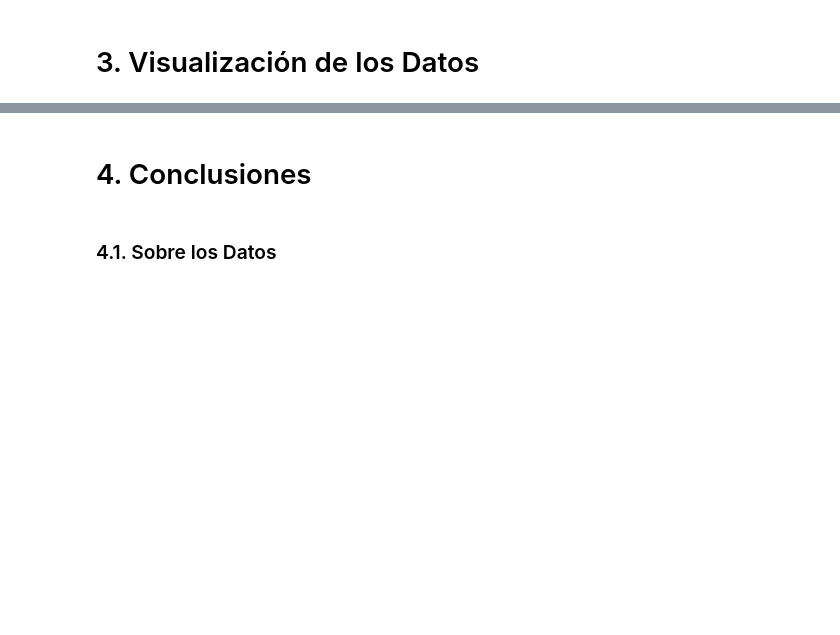
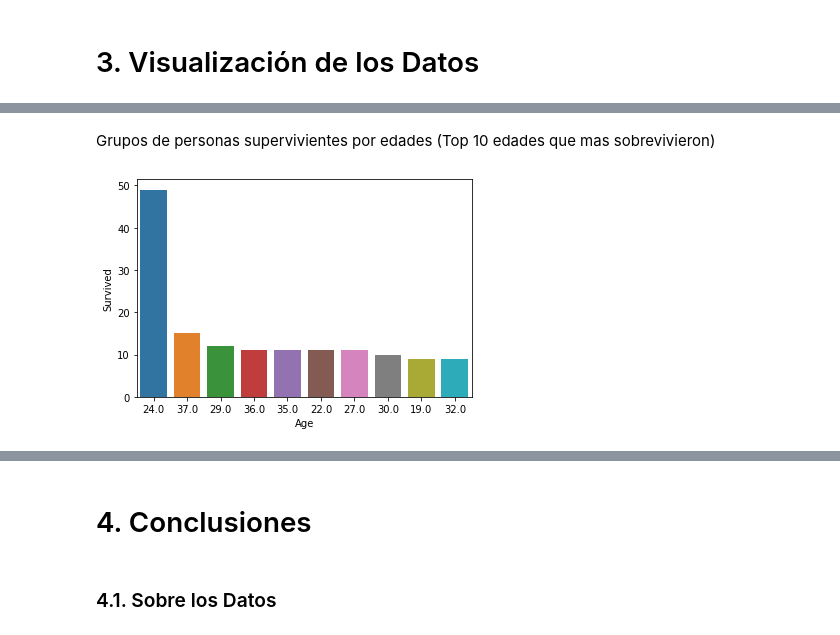
Before and after one commit to JuanManiglia/Prueba_Tecnica_Magister, a Jupyter notebook: src/Eda.ipynb, the cells around one changed output, grey strips where cells are left out. Cells and saved outputs as stored; diff of their text form; code cells hidden in the pictures; blank space fills up the shorter version.

```diff
--- a/src/Eda.ipynb
+++ b/src/Eda.ipynb
@@ -419,0 +422,7 @@ $$\chi = \frac{28693.95 \times 20504}{60} = 9805679.18  €$$
+# %% [markdown]
+Grupos de personas supervivientes por edades (Top 10 edades que mas sobrevivieron)
+# %%
+survived = titanic_suvirved.groupby('Age').sum().sort_values('Survived', ascending=False).head(10).reset_index()
+sns.barplot(x=survived['Age'],y=survived['Survived'], order=survived.sort_values('Survived',ascending=False).Age);
+# %% [output]
+[figure, added]
```
Also changed, not shown: parts of 16 cells of this notebook.
